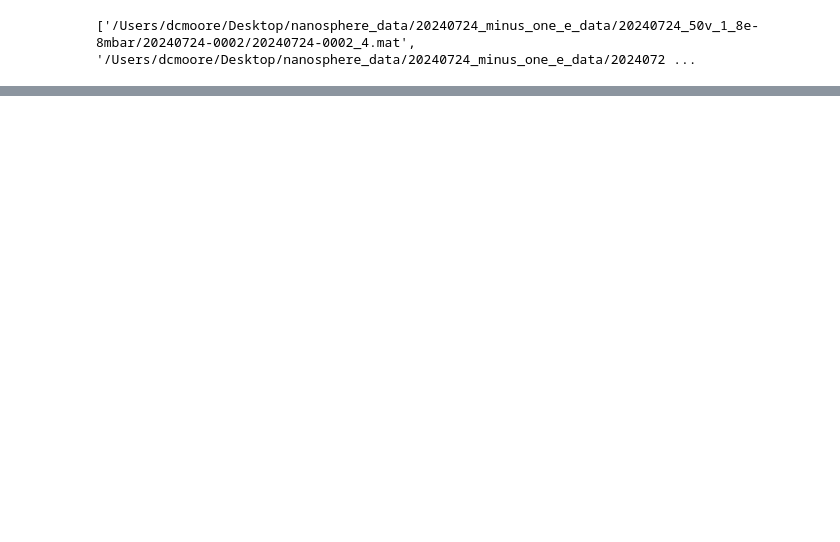
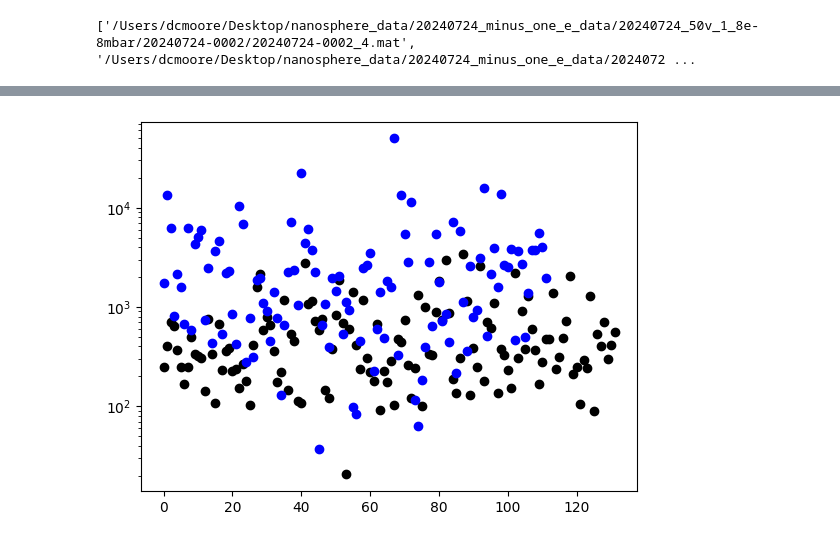
Before and after one commit to Moore-Lab/nanospheres, a Jupyter notebook: analysis/impulse_analysis/analyze_calibration_impulses.ipynb, the cells around one changed output, grey strips where cells are left out. Saved outputs shown, nothing was run; the diff lists cells and outputs as text; code cells hidden in the pictures; blank space fills up the shorter version.

```diff
--- a/analysis/impulse_analysis/analyze_calibration_impulses.ipynb
+++ b/analysis/impulse_analysis/analyze_calibration_impulses.ipynb
@@ -194,0 +234,7 @@ plt.show()
+# %%
+plt.figure()
+plt.semilogy(fit_amps[:,2], 'ko')
+plt.semilogy(noise_amps[:,2], 'bo')
+plt.show()
+# %% [output]
+[figure, added]
```
Also changed, not shown: parts of 2 cells of this notebook, 1 other file.
